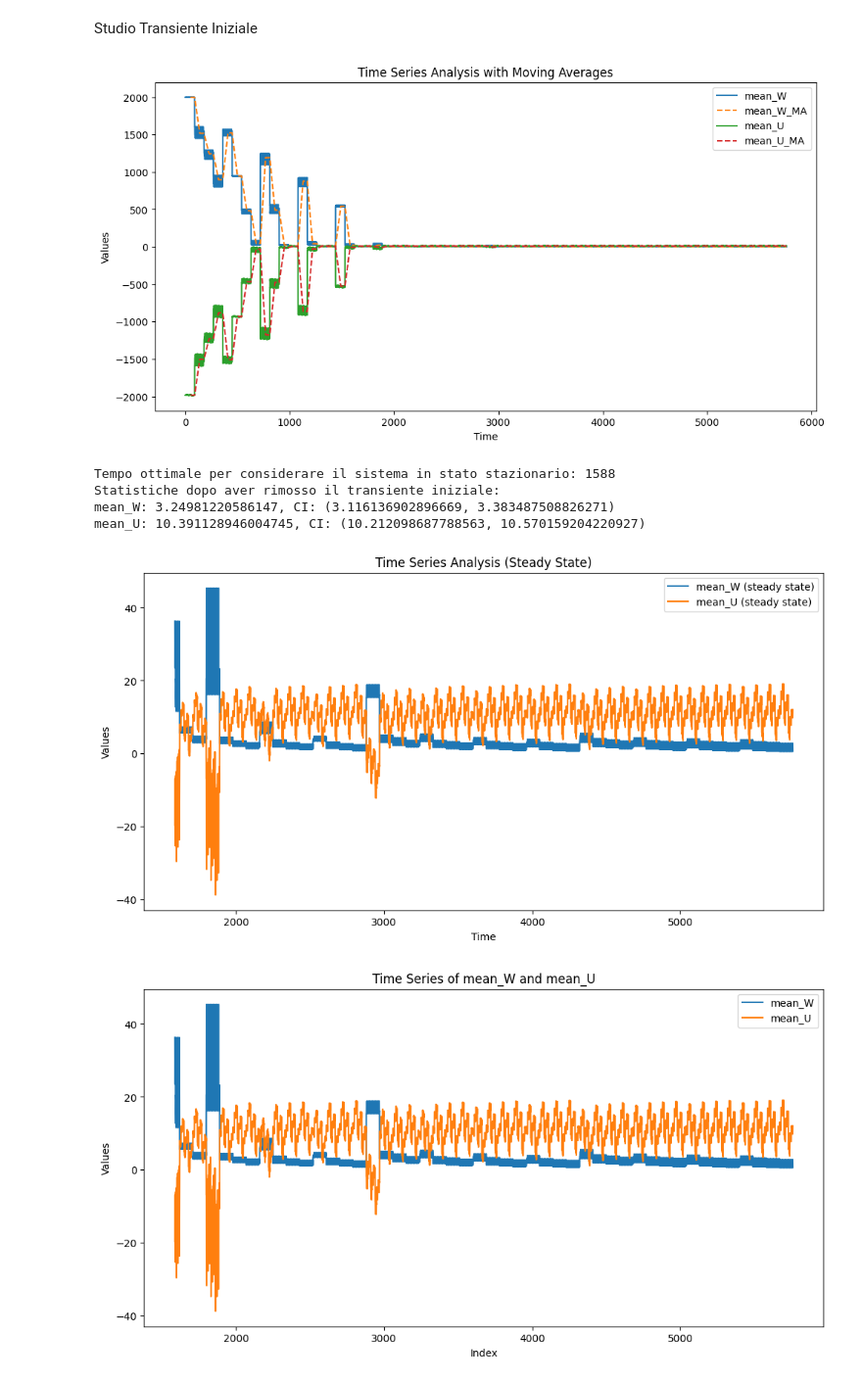
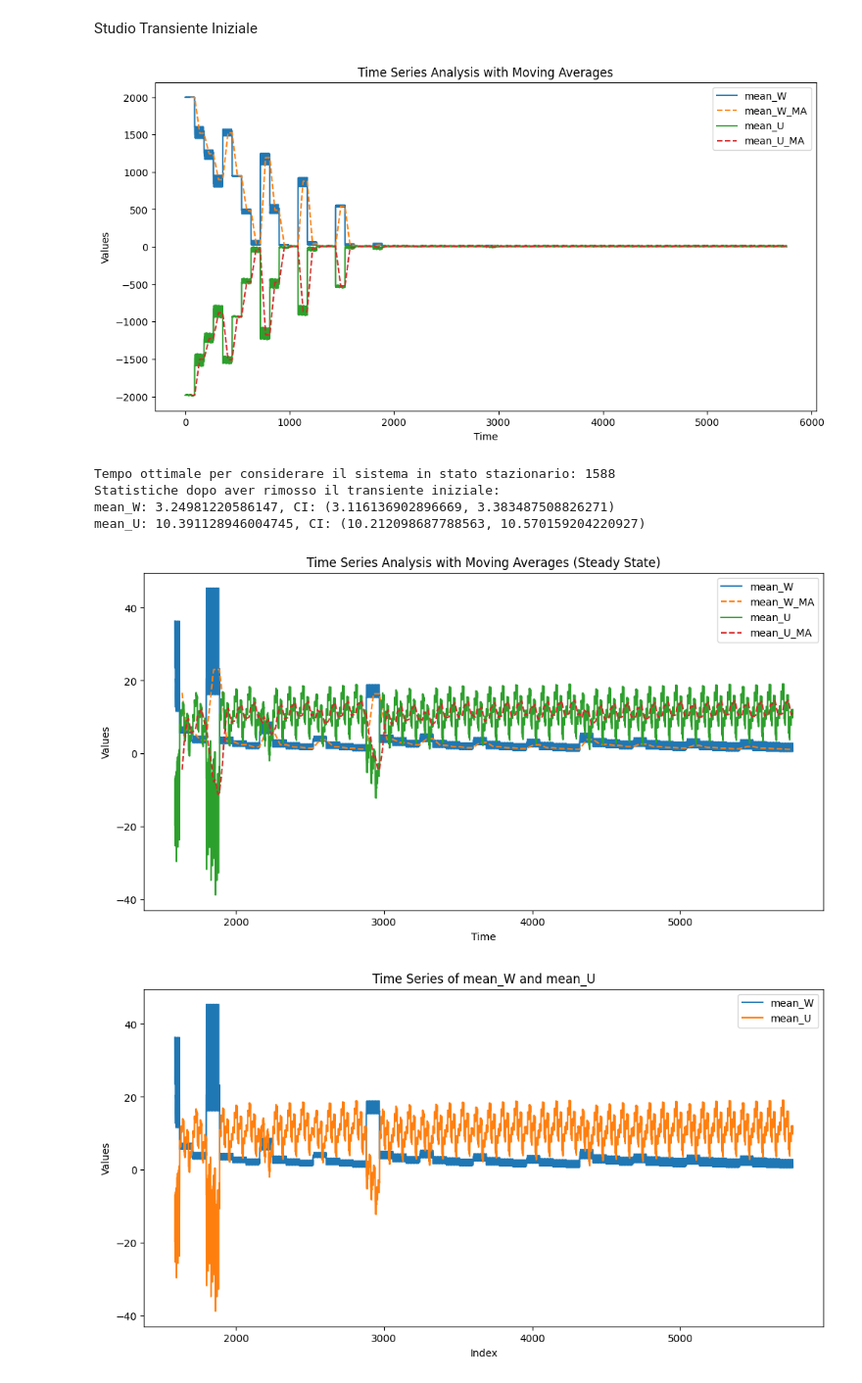
Before and after one commit to Stintipacchio/TandemQueueSystem_Simulation, a Jupyter notebook: src/Analysis/Analysis.ipynb, the cells around one changed output. Shown at 98% size. Saved outputs shown, nothing was run; the diff lists cells and outputs as text; code cells hidden in the pictures.

Commit message:
updated plot

```diff
--- a/src/Analysis/Analysis.ipynb
+++ b/src/Analysis/Analysis.ipynb
@@ -184,40 +184,49 @@ stabilization_point = max(stabilization_point_W, stabilization_point_U)
 stabilization_point += stabilization_point//20  # Aggiungere il 2% per garantire che il sistema sia completamente stabile
 
 print(f'Tempo ottimale per considerare il sistema in stato stazionario: {stabilization_point}')
 
 # Rimuovere i primi punti fino al punto di stabilizzazione
 steady_state_data = results_df.iloc[stabilization_point:]
 
 # Ricalcolare le statistiche dopo aver rimosso il transiente iniziale
 mean_W_steady_state = np.mean(steady_state_data['mean_W'])
 ci_low_W_steady_state, ci_high_W_steady_state = stats.t.interval(0.95, len(steady_state_data['mean_W'])-1, loc=mean_W_steady_state, scale=stats.sem(steady_state_data['mean_W']))
 
 mean_U_steady_state = np.mean(steady_state_data['mean_U'])
 ci_low_U_steady_state, ci_high_U_steady_state = stats.t.interval(0.95, len(steady_state_data['mean_U'])-1, loc=mean_U_steady_state, scale=stats.sem(steady_state_data['mean_U']))
 
+results_df = steady_state_data
+
 # Visualizzare i risultati
 print(f'Statistiche dopo aver rimosso il transiente iniziale:')
 print(f'mean_W: {mean_W_steady_state}, CI: ({ci_low_W_steady_state}, {ci_high_W_steady_state})')
 print(f'mean_U: {mean_U_steady_state}, CI: ({ci_low_U_steady_state}, {ci_high_U_steady_state})')
 
-# Visualizzare le serie temporali ricalcolate
+# Impostare una finestra per la media mobile
+window_size = 50
+
+# Calcolare la media mobile
+results_df['mean_W_MA'] = moving_average(results_df['mean_W'], window_size)
+results_df['mean_U_MA'] = moving_average(results_df['mean_U'], window_size)
+
+# Visualizzare le serie temporali originali e le medie mobili
 plt.figure(figsize=(12, 6))
-plt.plot(steady_state_data['mean_W'], label='mean_W (steady state)')
-plt.plot(steady_state_data['mean_U'], label='mean_U (steady state)')
+plt.plot(results_df['mean_W'], label='mean_W')
+plt.plot(results_df['mean_W_MA'], label='mean_W_MA', linestyle='--')
+plt.plot(results_df['mean_U'], label='mean_U')
+plt.plot(results_df['mean_U_MA'], label='mean_U_MA', linestyle='--')
 plt.xlabel('Time')
 plt.ylabel('Values')
-plt.title('Time Series Analysis (Steady State)')
+plt.title('Time Series Analysis with Moving Averages (Steady State)')
 plt.legend()
 plt.show()
-
-results_df = steady_state_data
 # %% [output]
 [figure]
 Tempo ottimale per considerare il sistema in stato stazionario: 1588
 Statistiche dopo aver rimosso il transiente iniziale:
 mean_W: 3.24981220586147, CI: (3.116136902896669, 3.383487508826271)
 mean_U: 10.391128946004745, CI: (10.212098687788563, 10.570159204220927)
-[figure, old version]
+[figure, new version]
 # %%
 # Generare grafici
 
```
